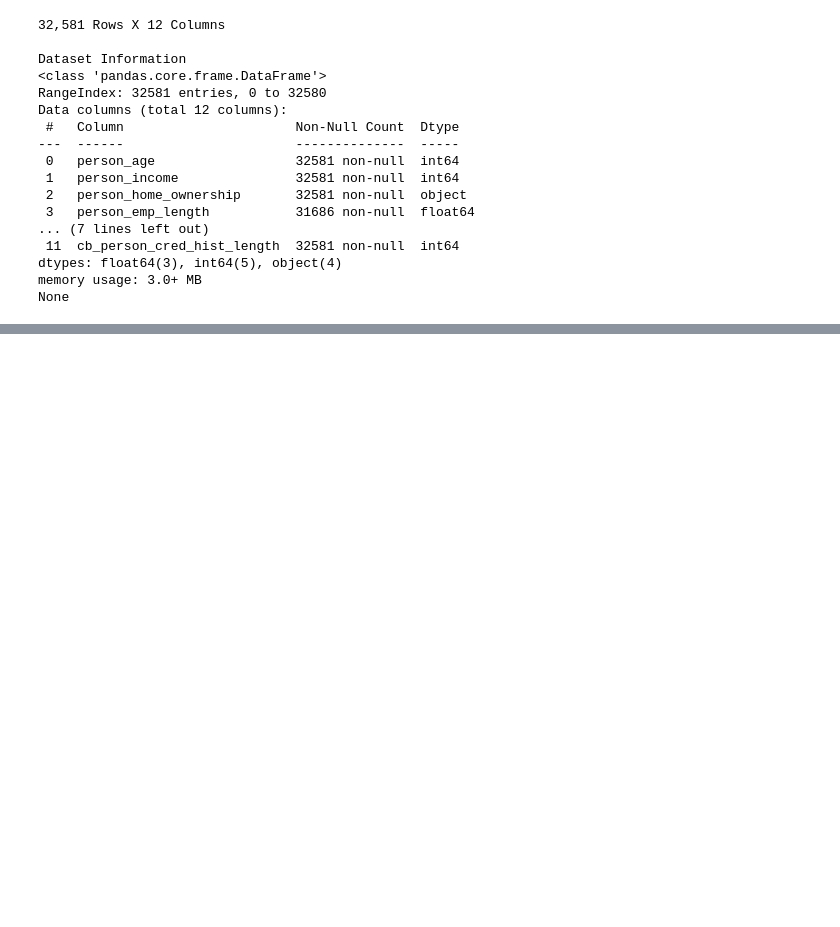
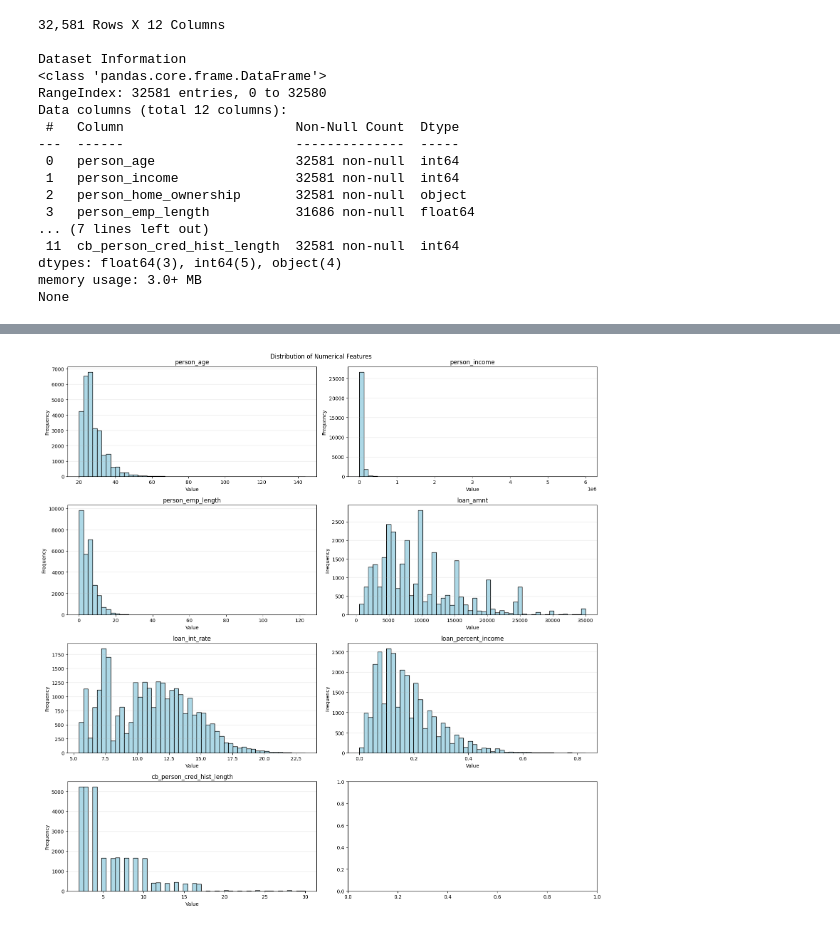
Before and after one commit to nitin-vinayak/creditrisk, a Jupyter notebook: exploratoryanalysis.ipynb, the cells around one changed output, grey strips where cells are left out. Cells and saved outputs as stored; diff of their text form; code cells hidden in the pictures; blank space fills up the shorter version.

```diff
--- a/exploratoryanalysis.ipynb
+++ b/exploratoryanalysis.ipynb
@@ -50,10 +45,10 @@ Series([], dtype: bool)
 numerical_cols = df.select_dtypes(include=['int64', 'float64']).columns.tolist()
 categrocial_cols = df.select_dtypes(include=['object']).columns.tolist()
 
-if 'loan_grade' in numerical_cols:
-    numerical_cols.remove('loan_grade')
-elif 'loan_grade' in categrocial_cols:
-    categrocial_cols.remove('loan_grade')
+if 'loan_status' in numerical_cols:
+    numerical_cols.remove('loan_status')
+elif 'loan_status' in categrocial_cols:
+    categrocial_cols.remove('loan_status')
 
 print(numerical_cols)
 print(categrocial_cols)
@@ -62,0 +77,20 @@ print(categrocial_cols)
+# %%
+cols = 2
+rows = math.ceil(len(numerical_cols)/2)
+
+fig, axes = plt.subplots(rows, cols, figsize = (16, rows * 4))
+axes = axes.flatten()
+
+for idx, col in enumerate(numerical_cols):
+    axes[idx].hist(df[col], bins = 50, color='Lightblue', edgecolor='Black')
+    axes[idx].set_title(f'{col}')
+    axes[idx].set_xlabel('Value')
+    axes[idx].set_ylabel('Frequency')
+    axes[idx].grid(axis='y', alpha=0.3)
+
+
+plt.suptitle('Distribution of Numerical Features')
+plt.tight_layout()
+plt.show()
+# %% [output]
+[figure, added]
```
Also changed, not shown: parts of 10 cells of this notebook.
